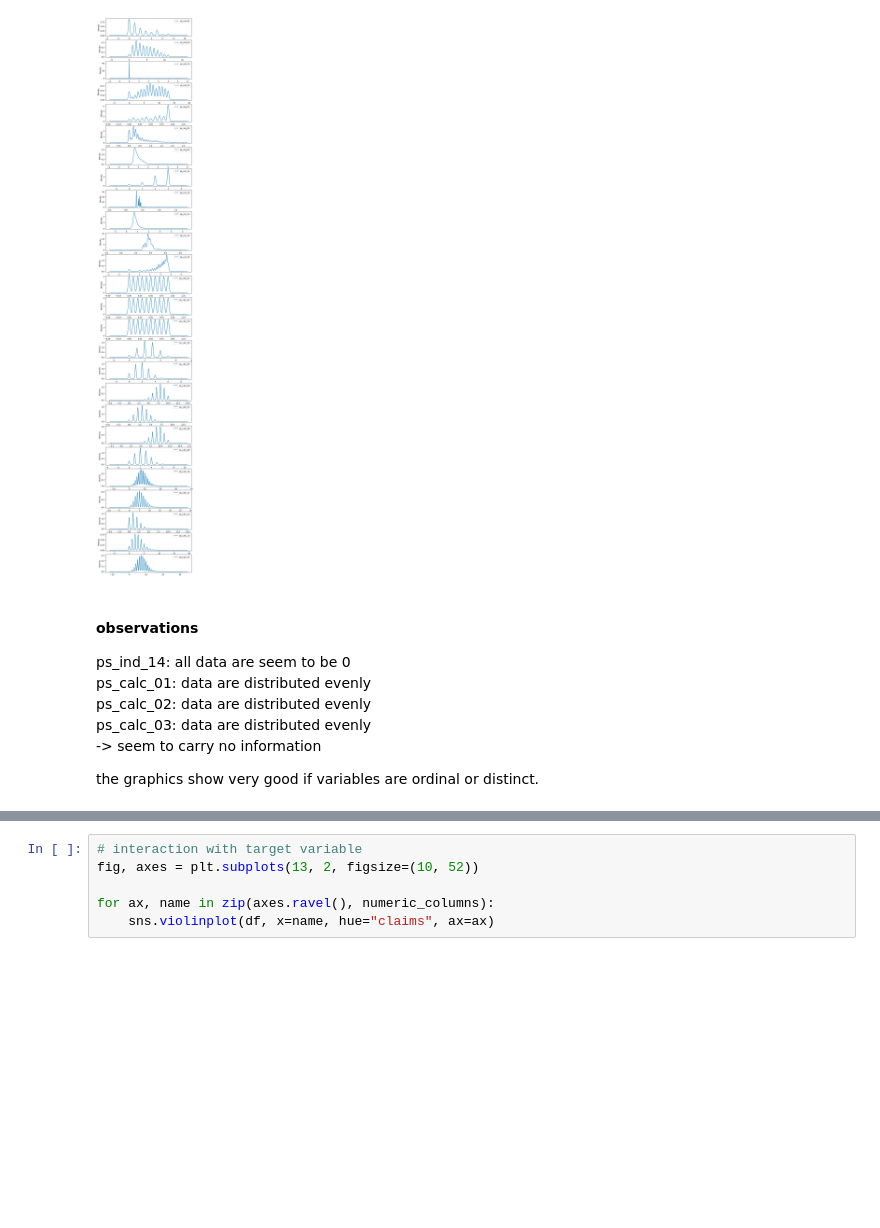
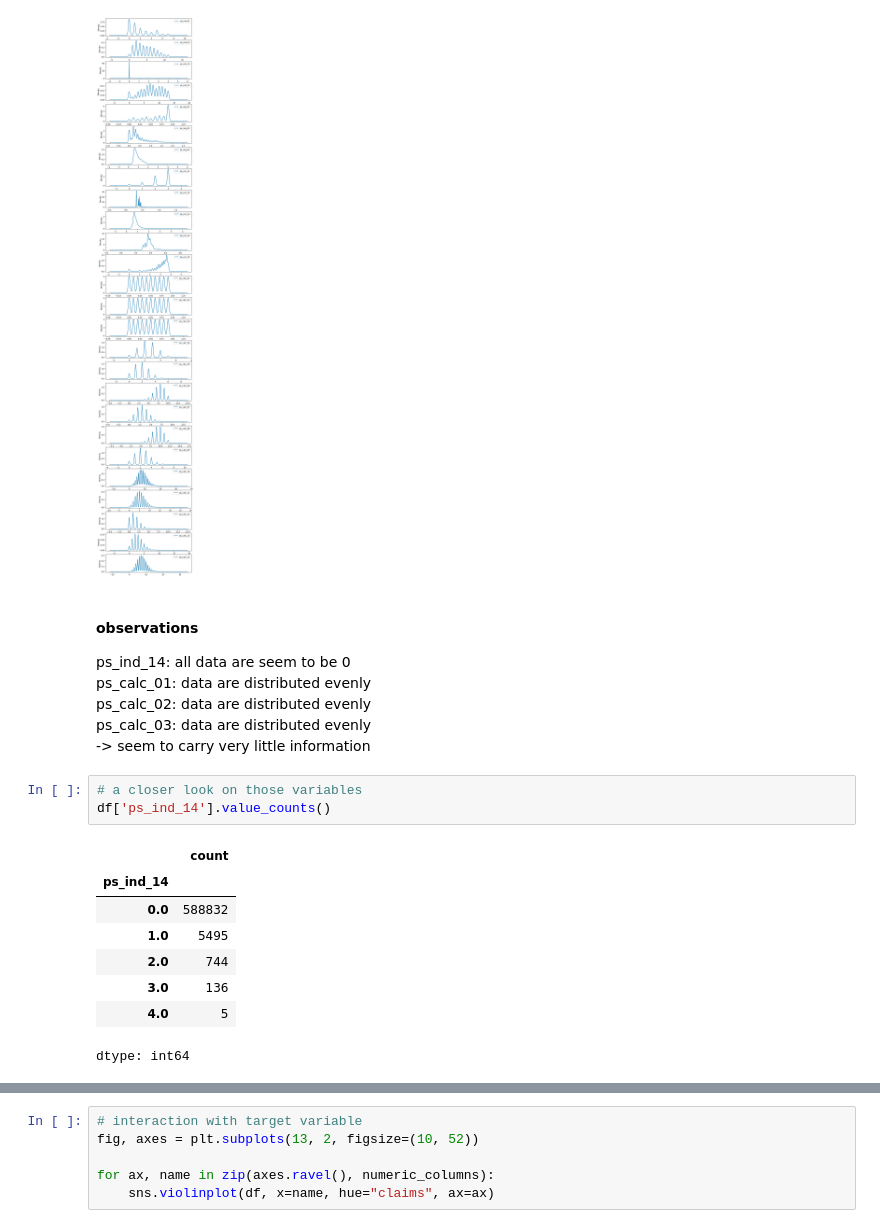
Before and after one commit to knirpsgraph/ada_portoSeguro, a Jupyter notebook: notebooks/01_EDA_integrated.ipynb, the cells around one changed output, grey strips where cells are left out. Drawn from its saved outputs; the diff is of its cells as text; blank space fills up the shorter version.

```diff
--- a/notebooks/01_EDA_integrated.ipynb
+++ b/notebooks/01_EDA_integrated.ipynb
@@ -195,6 +195,16 @@ ps_ind_14: all data are seem to be 0
 ps_calc_01: data are distributed evenly
 ps_calc_02: data are distributed evenly
 ps_calc_03: data are distributed evenly
--> seem to carry no information
-
-the graphics show very good if variables are ordinal or distinct.
+-> seem to carry very little information
+# %%
+# a closer look on those variables
+df['ps_ind_14'].value_counts()
+# %% [output]
+|  | count |
+| ps_ind_14 |  |
+| 0.0 | 588832 |
+| 1.0 | 5495 |
+| 2.0 | 744 |
+| 3.0 | 136 |
+| 4.0 | 5 |
+dtype: int64
```
Also changed, not shown: parts of 2 cells of this notebook.
